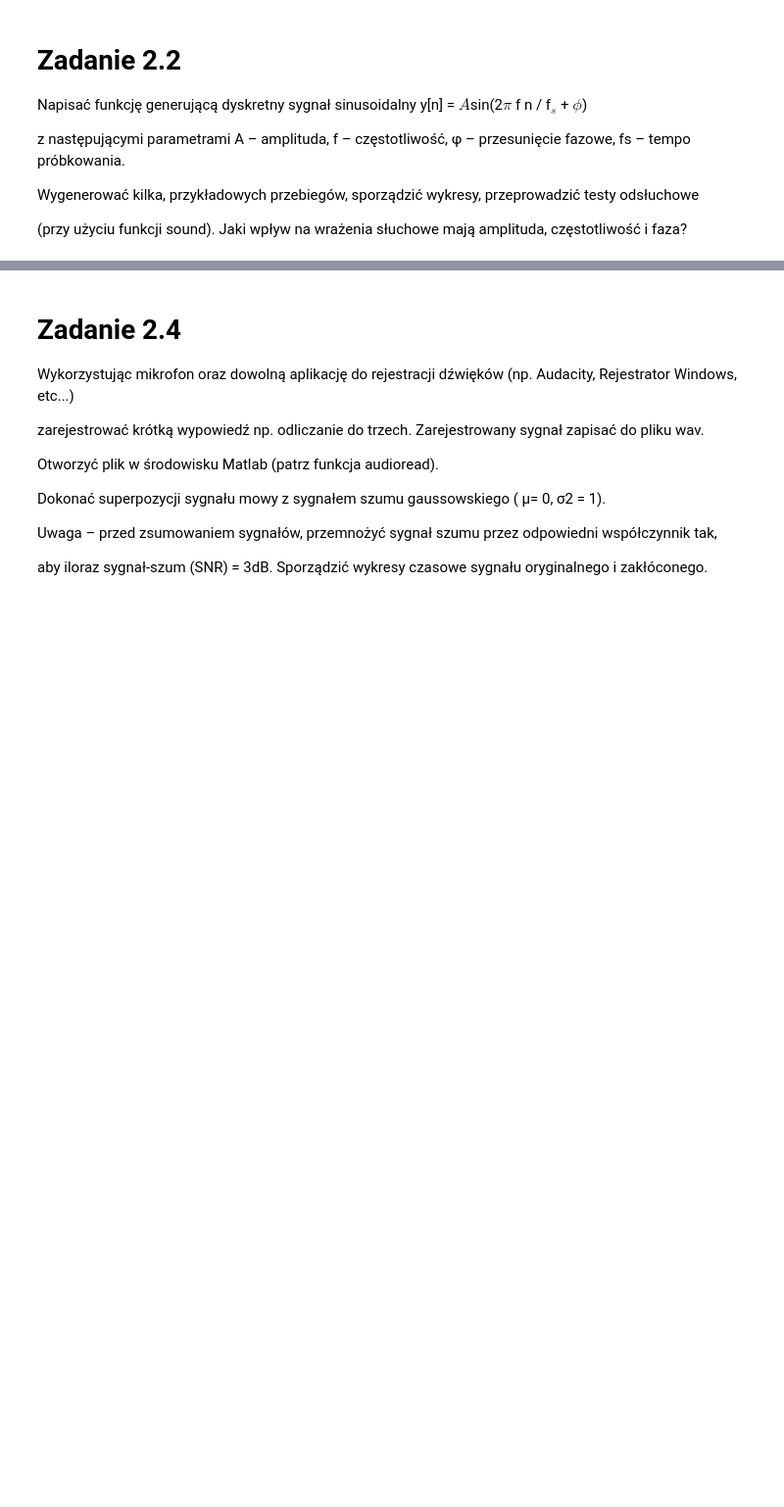
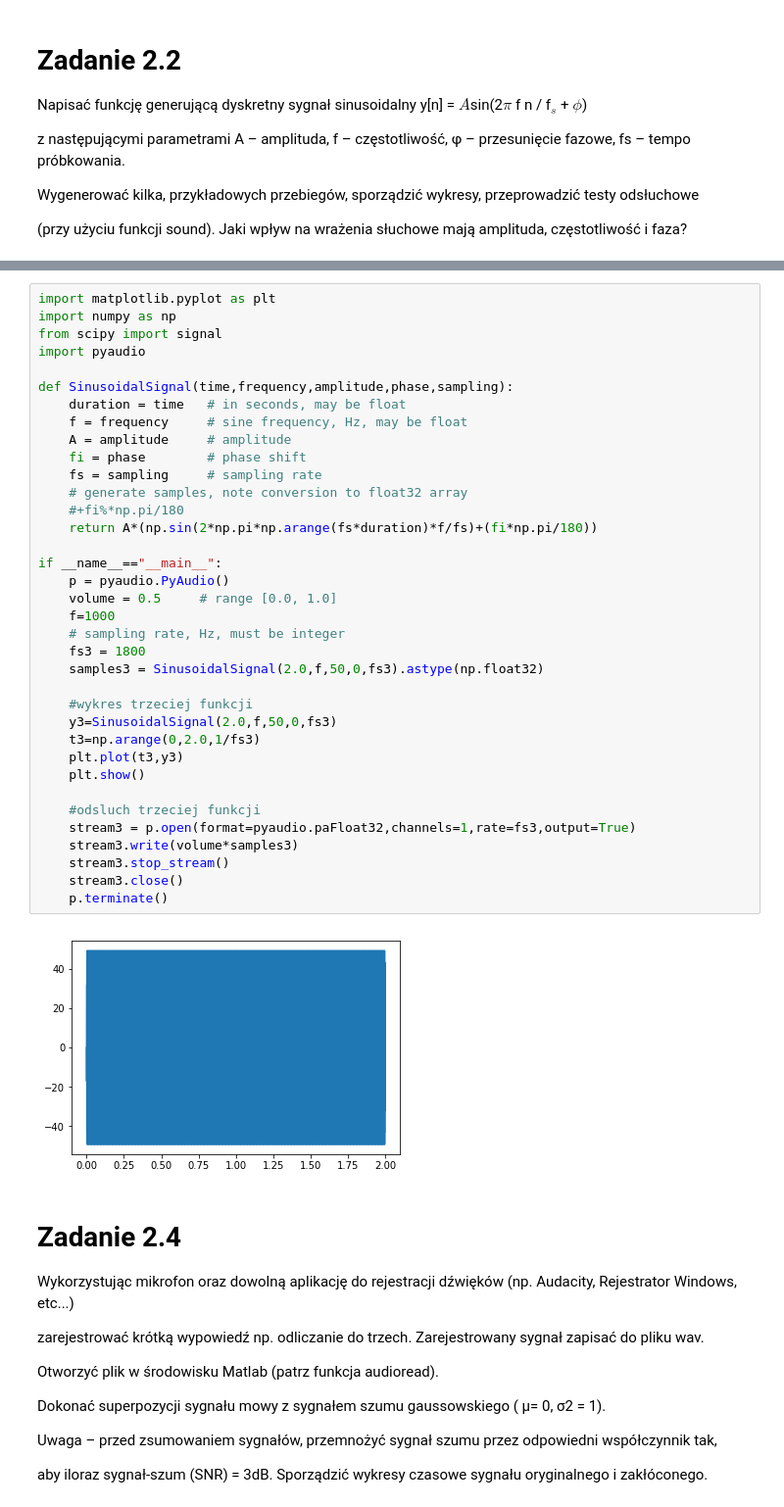
Before and after one commit to WojciechMojsiejuk/PB_INF_SEM_3, a Jupyter notebook: PrzetwarzanieSygnalow/Ćwiczenie2.ipynb, the cells around one changed output, grey strips where cells are left out. Shown: that part at 98% size. Cells and saved outputs as stored; diff of their text form; blank space fills up the shorter version.

```diff
--- a/PrzetwarzanieSygnalow/Ćwiczenie2.ipynb
+++ b/PrzetwarzanieSygnalow/Ćwiczenie2.ipynb
@@ -189,3 +227,41 @@ p.terminate()
+# %%
+import matplotlib.pyplot as plt
+import numpy as np
+from scipy import signal
+import pyaudio
+
+def SinusoidalSignal(time,frequency,amplitude,phase,sampling):
+    duration = time   # in seconds, may be float
+    f = frequency     # sine frequency, Hz, may be float
+    A = amplitude     # amplitude
+    fi = phase        # phase shift
+    fs = sampling     # sampling rate
+    # generate samples, note conversion to float32 array
+    #+fi%*np.pi/180
+    return A*(np.sin(2*np.pi*np.arange(fs*duration)*f/fs)+(fi*np.pi/180))
+
+if __name__=="__main__":
+    p = pyaudio.PyAudio()
+    volume = 0.5     # range [0.0, 1.0]
+    f=1000
+    # sampling rate, Hz, must be integer
+    fs3 = 1800
+    samples3 = SinusoidalSignal(2.0,f,50,0,fs3).astype(np.float32)
+
+    #wykres trzeciej funkcji
+    y3=SinusoidalSignal(2.0,f,50,0,fs3)
+    t3=np.arange(0,2.0,1/fs3)
+    plt.plot(t3,y3)
+    plt.show()
+
+    #odsluch trzeciej funkcji
+    stream3 = p.open(format=pyaudio.paFloat32,channels=1,rate=fs3,output=True)
+    stream3.write(volume*samples3)
+    stream3.stop_stream()
+    stream3.close()
+    p.terminate()
+# %% [output]
+[figure, added]
 # %% [markdown]
 # Zadanie 2.4
 Wykorzystując mikrofon oraz dowolną aplikację do rejestracji dźwięków (np. Audacity, Rejestrator Windows, etc...)
```
Also changed, not shown: parts of 8 cells of this notebook, 2 other files.
